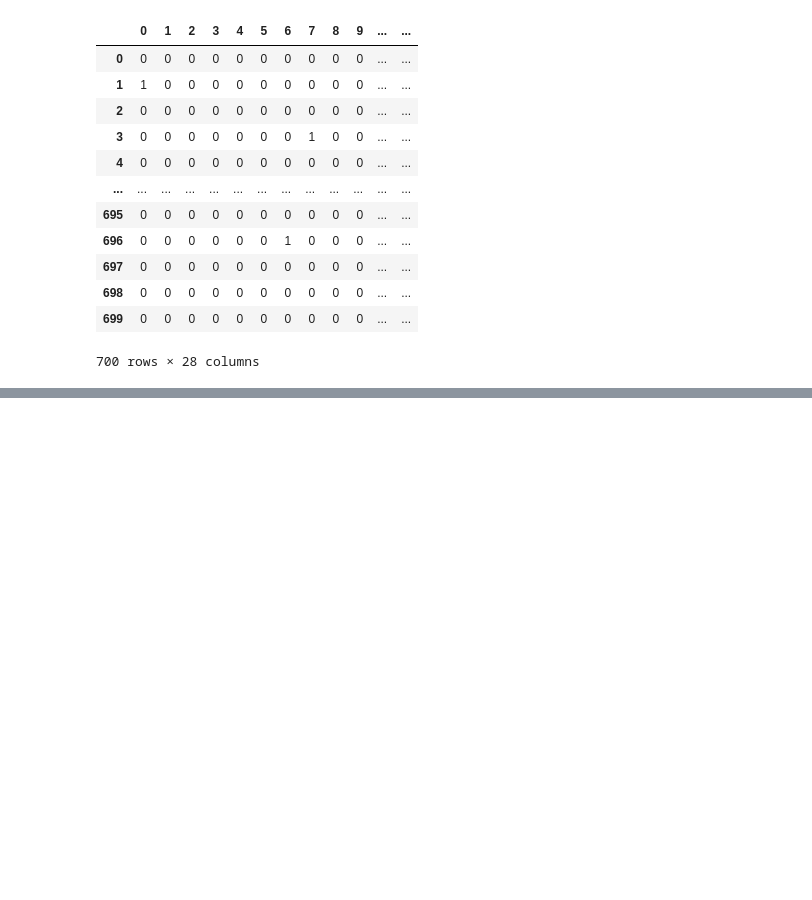
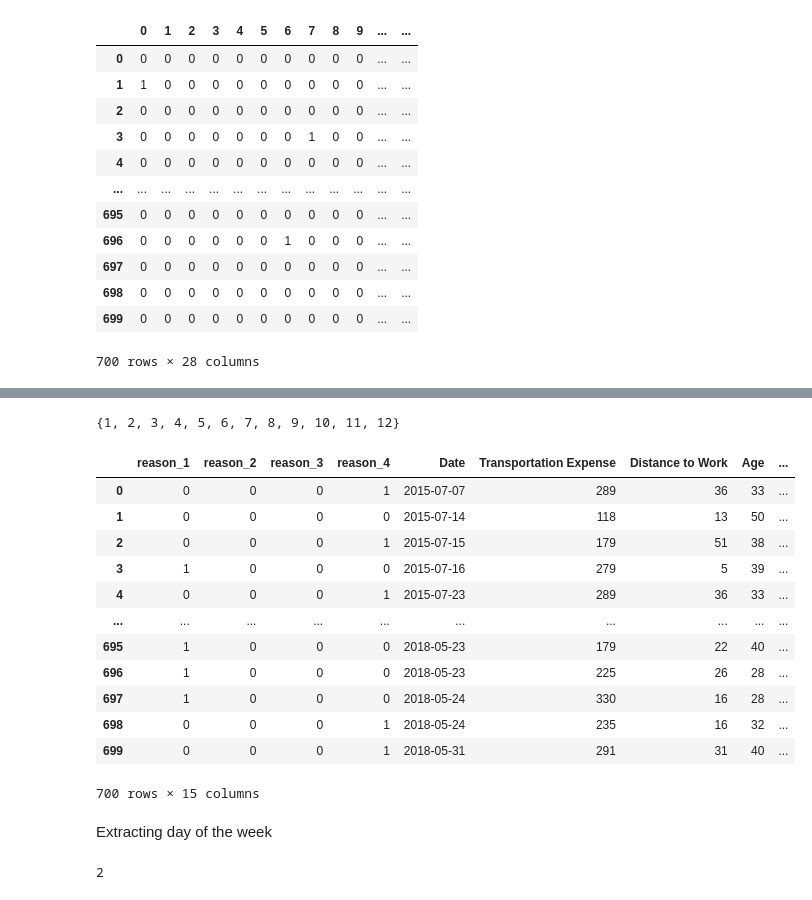
Before and after one commit to aayush-pokhrel/absenteeism_data_analysis, a Jupyter notebook: data_load.ipynb, the cells around one changed output, grey strips where cells are left out. Cells and saved outputs as stored; diff of their text form; code cells hidden in the pictures; blank space fills up the shorter version.

```diff
--- a/data_load.ipynb
+++ b/data_load.ipynb
@@ -178,0 +282,3 @@ reason_columns
+# %%
+df_reason_mod=df.copy()
+df_reason_mod['Date']
@@ -178,0 +298,3 @@ reason_columns
+# %%
+df_reason_mod['Date']=pd.to_datetime(df_reason_mod['Date'], format="%d/%m/%Y")
+df_reason_mod['Date']
@@ -178,0 +322,7 @@ reason_columns
+# %%
+#extracting monthh from date
+month_list=[]
+for i in range(700):
+    month_list.append(df_reason_mod['Date'][i].month)
+
+month_list
@@ -178,0 +347,28 @@ reason_columns
+# %%
+unique_values=set(month_list)
+unique_values
+# %% [output]
+{1, 2, 3, 4, 5, 6, 7, 8, 9, 10, 11, 12}
+# %%
+df_reason_mod['Month value']=month_list
+df_reason_mod
+# %% [output]
+|  | reason_1 | reason_2 | reason_3 | reason_4 | Date | Transportation Expense | Distance to Work | Age | ... |
+| 0 | 0 | 0 | 0 | 1 | 2015-07-07 | 289 | 36 | 33 | ... |
+| 1 | 0 | 0 | 0 | 0 | 2015-07-14 | 118 | 13 | 50 | ... |
+| 2 | 0 | 0 | 0 | 1 | 2015-07-15 | 179 | 51 | 38 | ... |
+| 3 | 1 | 0 | 0 | 0 | 2015-07-16 | 279 | 5 | 39 | ... |
+| 4 | 0 | 0 | 0 | 1 | 2015-07-23 | 289 | 36 | 33 | ... |
+| ... | ... | ... | ... | ... | ... | ... | ... | ... | ... |
+| 695 | 1 | 0 | 0 | 0 | 2018-05-23 | 179 | 22 | 40 | ... |
+| 696 | 1 | 0 | 0 | 0 | 2018-05-23 | 225 | 26 | 28 | ... |
+| 697 | 1 | 0 | 0 | 0 | 2018-05-24 | 330 | 16 | 28 | ... |
+| 698 | 0 | 0 | 0 | 1 | 2018-05-24 | 235 | 16 | 32 | ... |
+| 699 | 0 | 0 | 0 | 1 | 2018-05-31 | 291 | 31 | 40 | ... |
+700 rows × 15 columns
+# %% [markdown]
+Extracting day of the week
+# %%
+df_reason_mod['Date'][12].weekday()
+# %% [output]
+2
```
Also changed, not shown: parts of 13 cells of this notebook.
